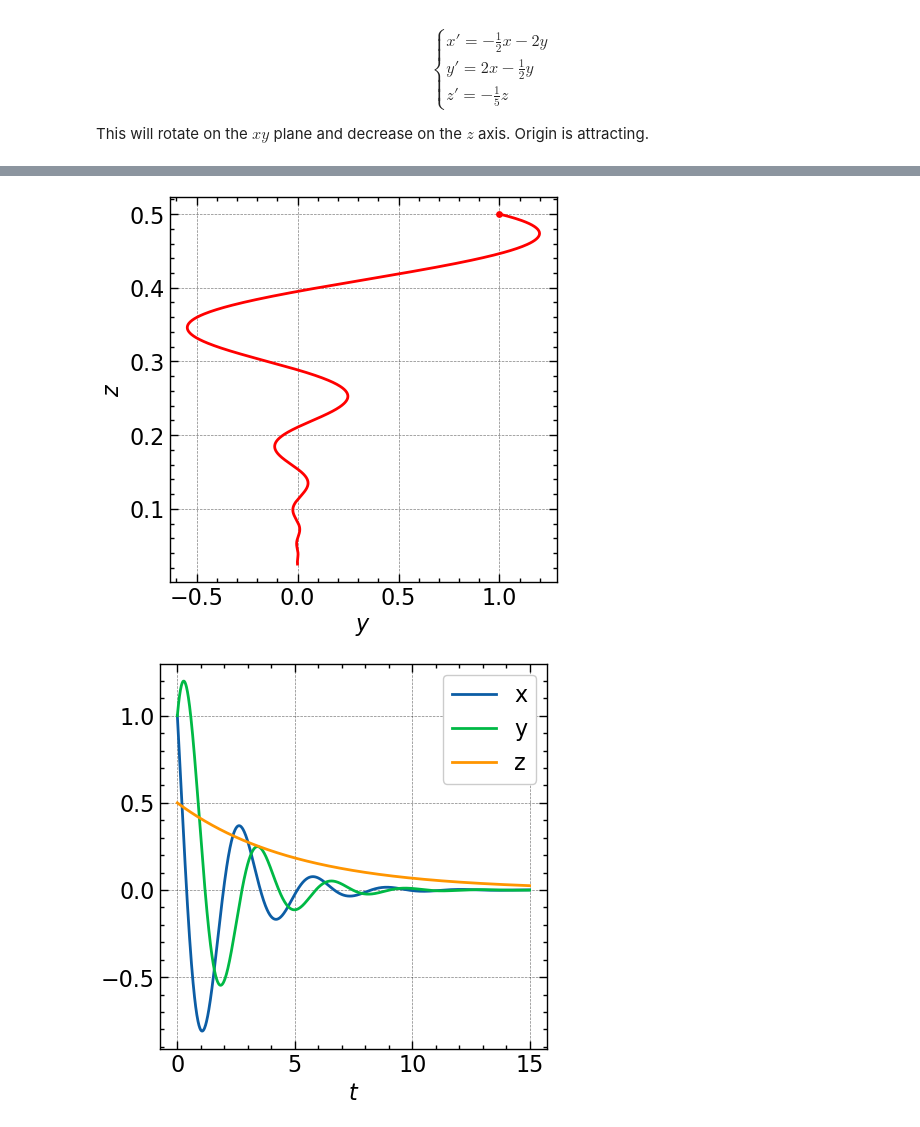
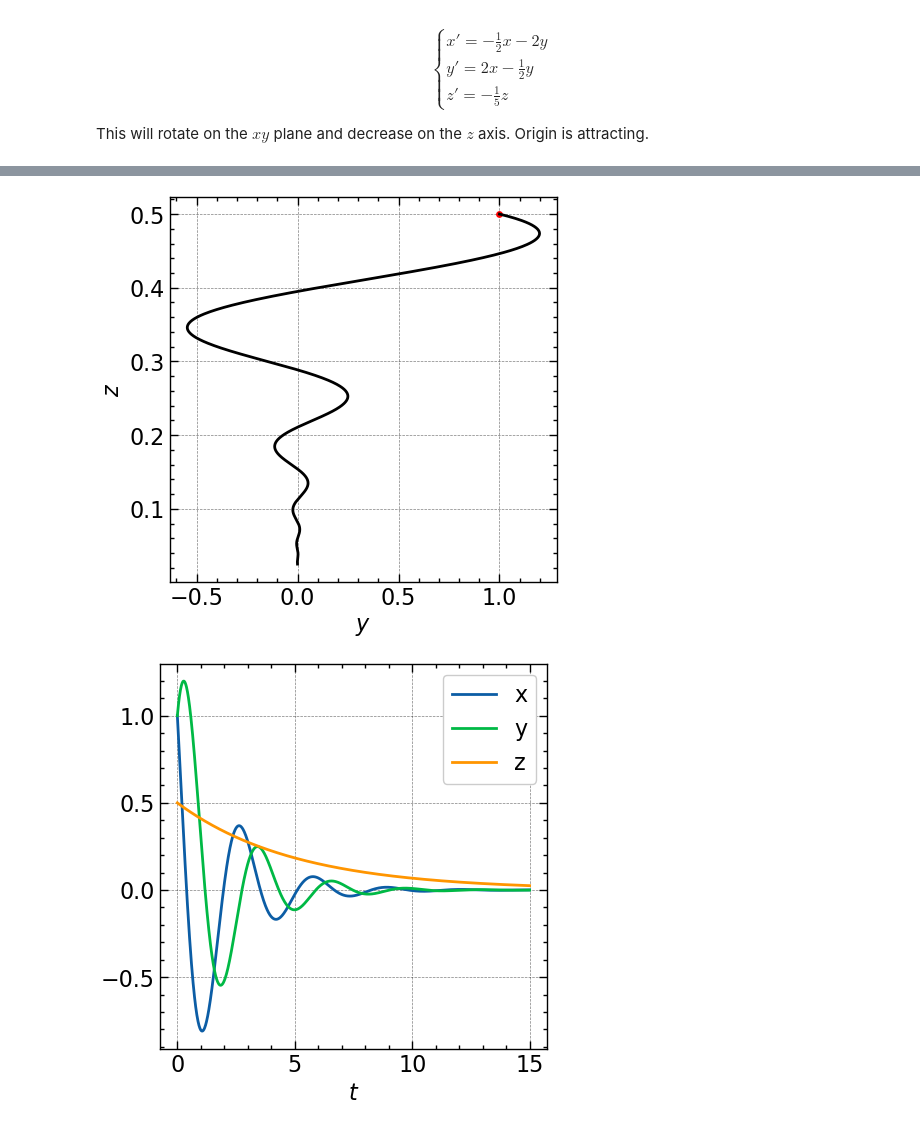
Before and after one commit to sandromikautadze/sindy-thesis, a Jupyter notebook: optimization.ipynb, the cells around one changed output, grey strips where cells are left out. Saved outputs shown, nothing was run; the diff lists cells and outputs as text; code cells hidden in the pictures.

```diff
--- a/optimization.ipynb
+++ b/optimization.ipynb
@@ -50,12 +50,12 @@ plt.show()
 # %%
 plt.figure(figsize=(5, 5))
-plt.plot(data[:, 1], data[:, 2], c = "r")
+plt.plot(data[:, 1], data[:, 2], c = "k")
 plt.scatter(x0[1], x0[2], c = "r", s = 15)
 plt.xlabel("$y$")
 plt.ylabel("$z$")
 plt.show()
 # %% [output]
-[figure, old version]
+[figure, new version]
 # %%
 plt.figure(figsize=(5, 5))
 plt.plot(t, data[:, 0], label = "x")
```
Also changed, not shown: parts of 4 cells of this notebook.
